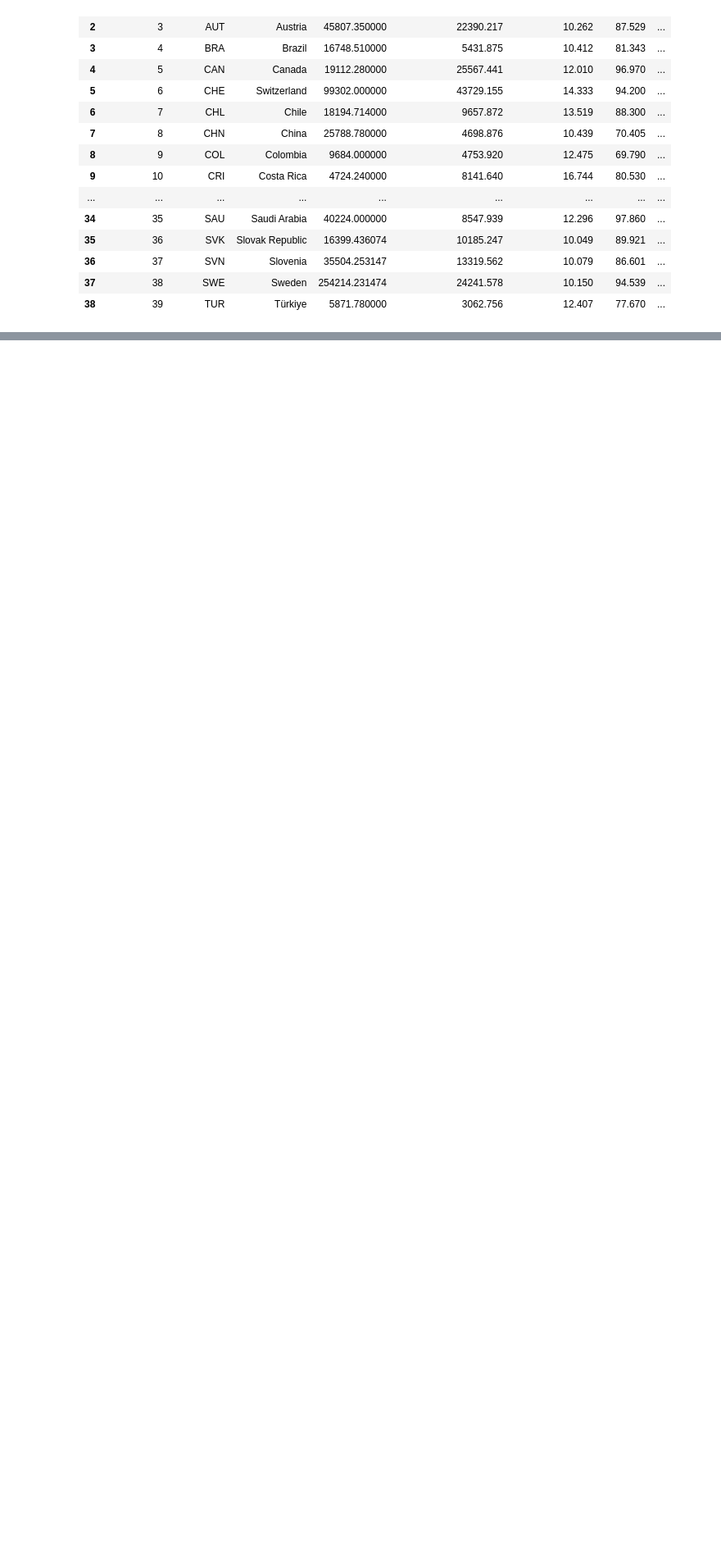
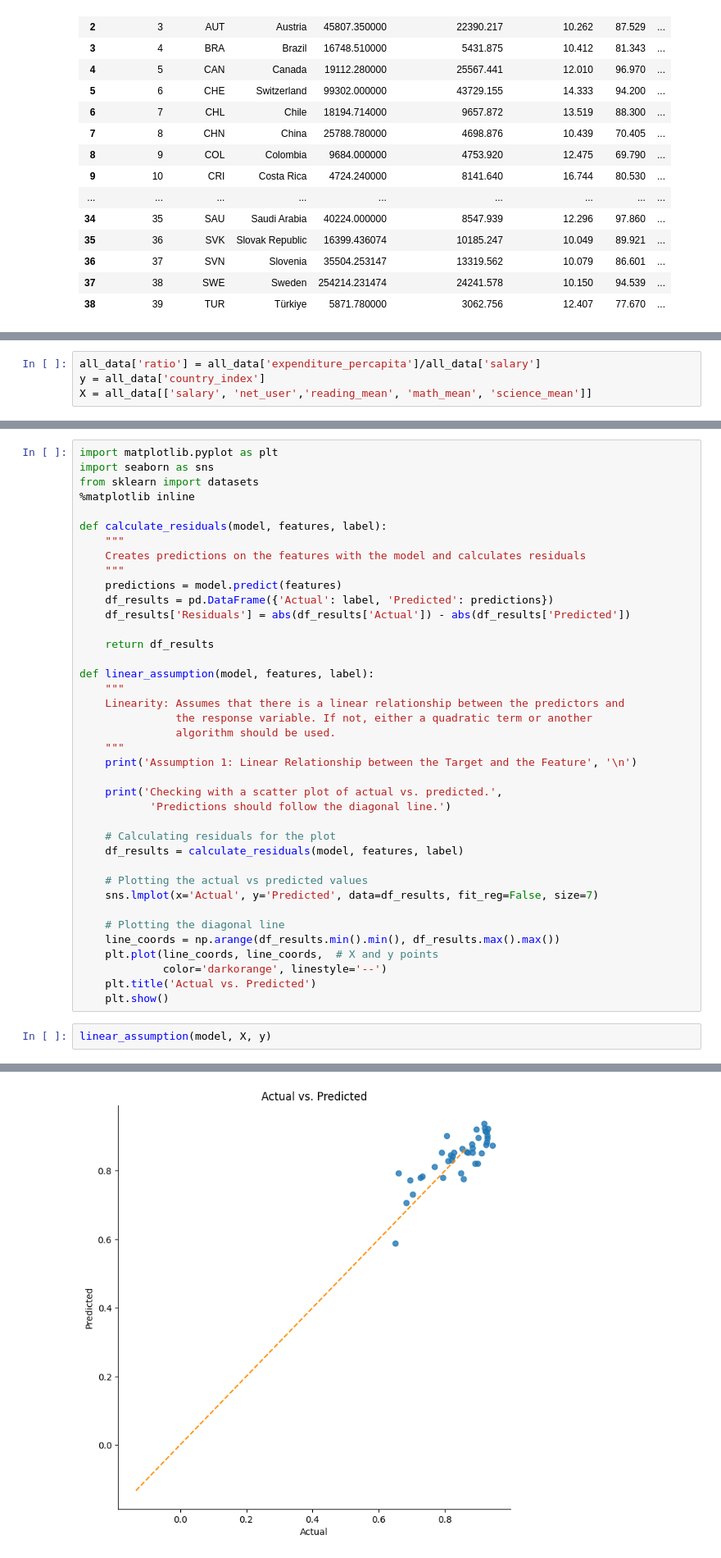
Before and after one commit to nurkhamidah/Education_Dashboard, a Jupyter notebook: object.ipynb, the cells around one changed output, grey strips where cells are left out. Shown: that part at 82% size. Saved outputs shown, nothing was run; the diff lists cells and outputs as text; blank space fills up the shorter version.

```diff
--- a/object.ipynb
+++ b/object.ipynb
@@ -321,0 +383,4 @@ all_data
+# %%
+all_data['ratio'] = all_data['expenditure_percapita']/all_data['salary']
+y = all_data['country_index']
+X = all_data[['salary', 'net_user','reading_mean', 'math_mean', 'science_mean']]
@@ -321,0 +424,42 @@ all_data
+# %%
+import matplotlib.pyplot as plt
+import seaborn as sns
+from sklearn import datasets
+%matplotlib inline
+
+def calculate_residuals(model, features, label):
+    """
+    Creates predictions on the features with the model and calculates residuals
+    """
+    predictions = model.predict(features)
+    df_results = pd.DataFrame({'Actual': label, 'Predicted': predictions})
+    df_results['Residuals'] = abs(df_results['Actual']) - abs(df_results['Predicted'])
+
+    return df_results
+
+def linear_assumption(model, features, label):
+    """
+    Linearity: Assumes that there is a linear relationship between the predictors and
+               the response variable. If not, either a quadratic term or another
+               algorithm should be used.
+    """
+    print('Assumption 1: Linear Relationship between the Target and the Feature', '\n')
+
+    print('Checking with a scatter plot of actual vs. predicted.',
+           'Predictions should follow the diagonal line.')
+
+    # Calculating residuals for the plot
+    df_results = calculate_residuals(model, features, label)
+
+    # Plotting the actual vs predicted values
+    sns.lmplot(x='Actual', y='Predicted', data=df_results, fit_reg=False, size=7)
+
+    # Plotting the diagonal line
+    line_coords = np.arange(df_results.min().min(), df_results.max().max())
+    plt.plot(line_coords, line_coords,  # X and y points
+             color='darkorange', linestyle='--')
+    plt.title('Actual vs. Predicted')
+    plt.show()
+# %%
+linear_assumption(model, X, y)
+# %% [output]
@@ -321,0 +470 @@ all_data
+[figure, added]
```
Also changed, not shown: parts of 35 cells of this notebook.
